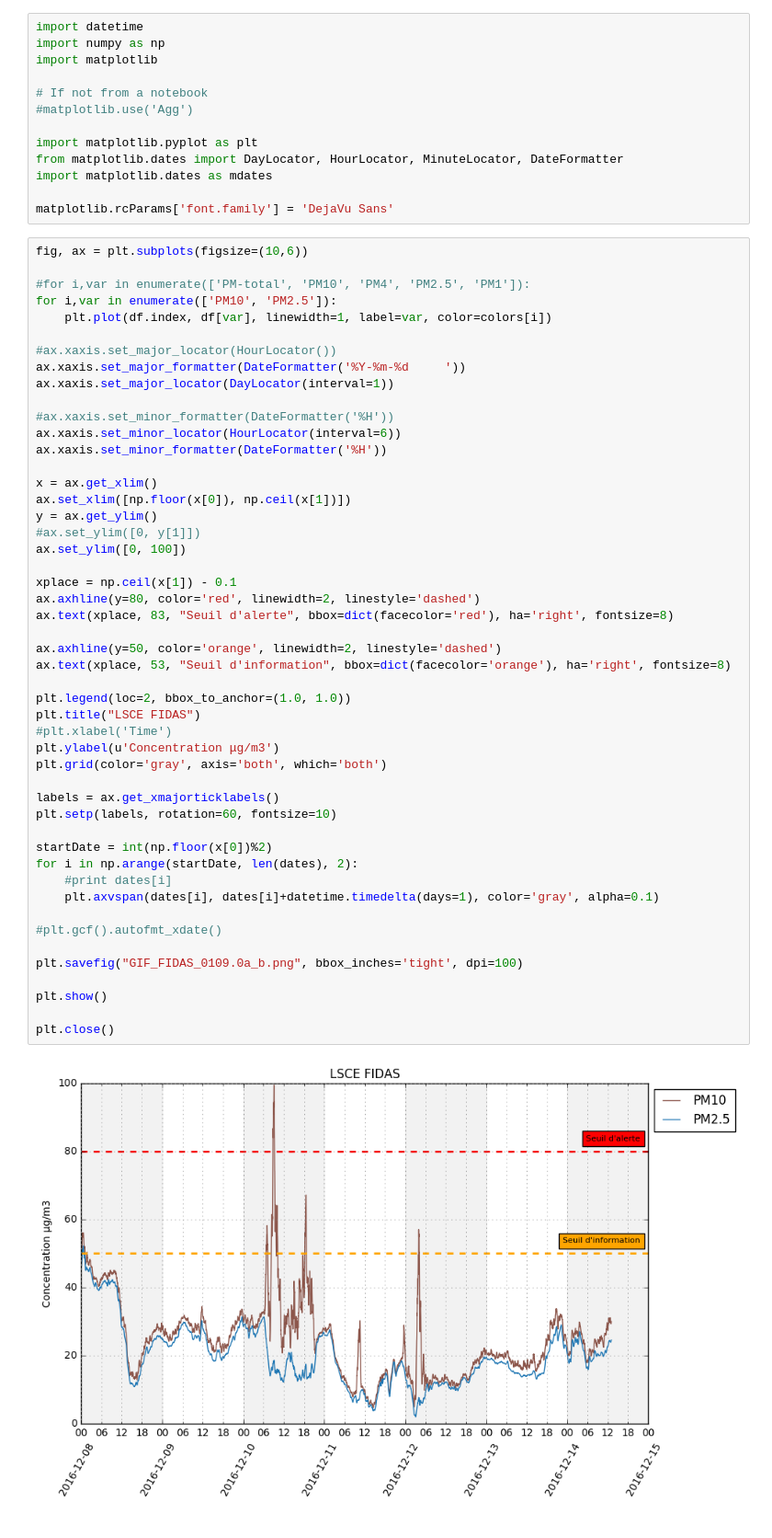
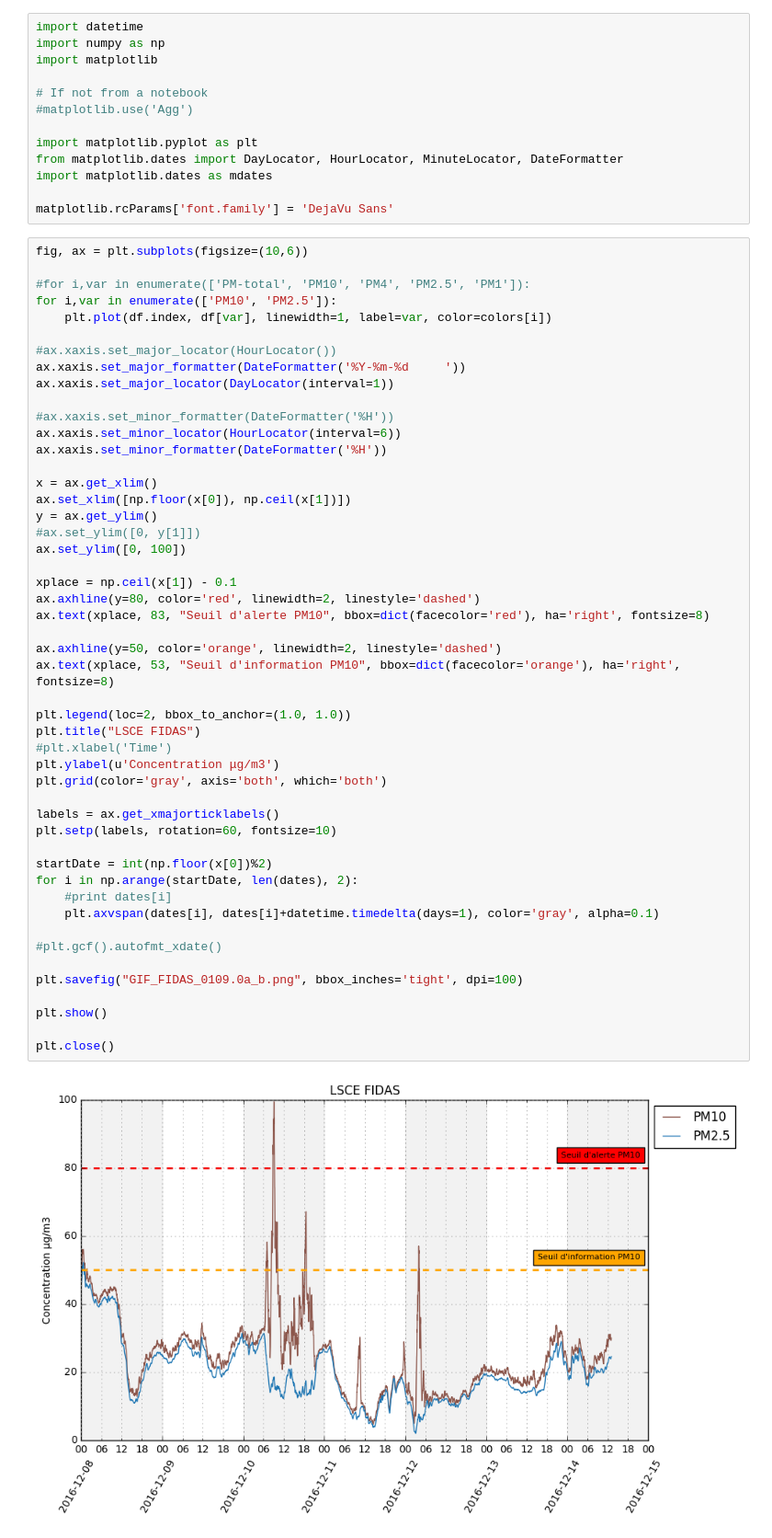
Before and after one commit to PBrockmann/FIDAS_IPython_notebooks, a Jupyter notebook: Read_01.ipynb, the cells around one changed output. Shown at 92% size. Saved outputs shown, nothing was run; the diff lists cells and outputs as text.

Commit message:
Change annotion text

```diff
--- a/Read_01.ipynb
+++ b/Read_01.ipynb
@@ -172,33 +172,33 @@ y = ax.get_ylim()
 #ax.set_ylim([0, y[1]])
 ax.set_ylim([0, 100])
 
 xplace = np.ceil(x[1]) - 0.1
 ax.axhline(y=80, color='red', linewidth=2, linestyle='dashed')
-ax.text(xplace, 83, "Seuil d'alerte", bbox=dict(facecolor='red'), ha='right', fontsize=8)
+ax.text(xplace, 83, "Seuil d'alerte PM10", bbox=dict(facecolor='red'), ha='right', fontsize=8)
 
 ax.axhline(y=50, color='orange', linewidth=2, linestyle='dashed')
-ax.text(xplace, 53, "Seuil d'information", bbox=dict(facecolor='orange'), ha='right', fontsize=8)
+ax.text(xplace, 53, "Seuil d'information PM10", bbox=dict(facecolor='orange'), ha='right', fontsize=8)
 
 plt.legend(loc=2, bbox_to_anchor=(1.0, 1.0))
 plt.title("LSCE FIDAS")
 #plt.xlabel('Time')
 plt.ylabel(u'Concentration μg/m3')
 plt.grid(color='gray', axis='both', which='both')
 
 labels = ax.get_xmajorticklabels()
 plt.setp(labels, rotation=60, fontsize=10)
 
 startDate = int(np.floor(x[0])%2)
 for i in np.arange(startDate, len(dates), 2):
     #print dates[i]
     plt.axvspan(dates[i], dates[i]+datetime.timedelta(days=1), color='gray', alpha=0.1)
 
 #plt.gcf().autofmt_xdate()
 
 plt.savefig("GIF_FIDAS_0109.0a_b.png", bbox_inches='tight', dpi=100)
 
 plt.show()
 
 plt.close()
 # %% [output]
-[figure, old version]
+[figure, new version]
```
Also changed, not shown: 1 other file.
